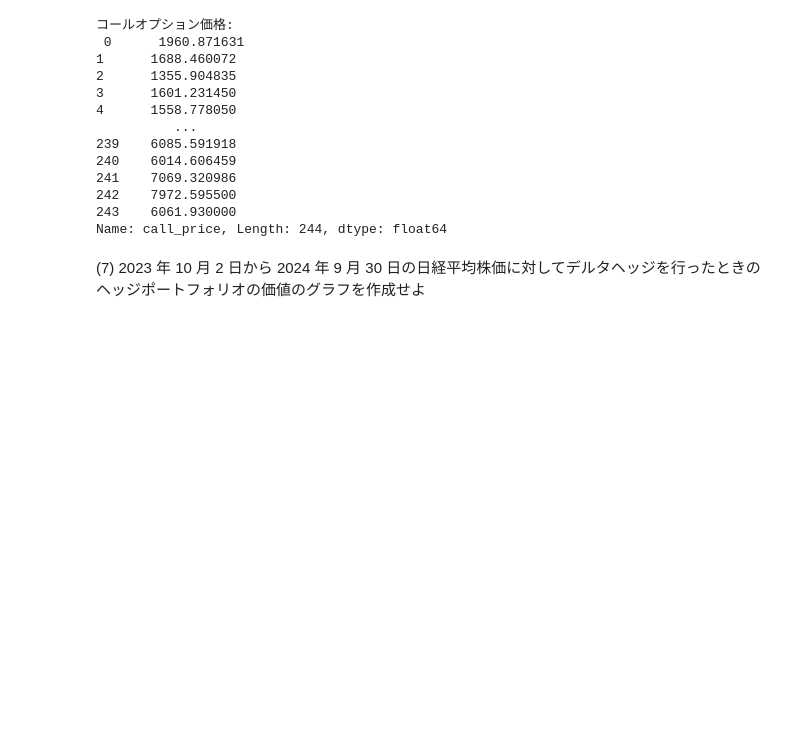
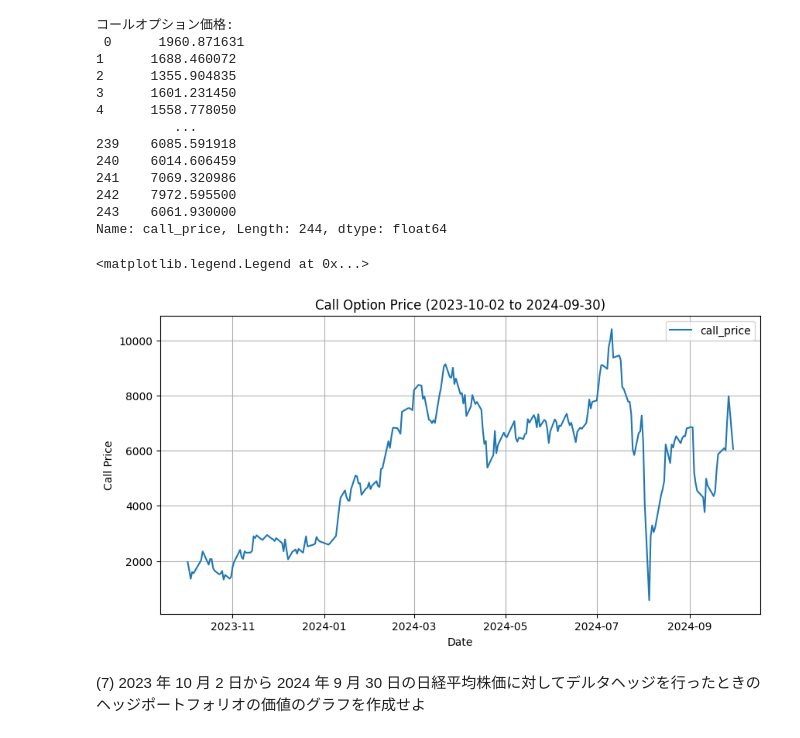
Before and after one commit to ryuki95/research, a Jupyter notebook: delta_hedge.ipynb, the cells around one changed output. Cells and saved outputs as stored; diff of their text form; code cells hidden in the pictures; blank space fills up the shorter version.

```diff
--- a/delta_hedge.ipynb
+++ b/delta_hedge.ipynb
@@ -277,6 +277,17 @@ print("コールオプション価格:\n", df1['call_price'])
 242    7972.595500
 243    6061.930000
 Name: call_price, Length: 244, dtype: float64
+# %%
+plt.figure(figsize=(10, 5))
+plt.plot(df1['Date1'], df1['call_price'], label='call_price')
+plt.xlabel('Date')
+plt.ylabel('Call Price')
+plt.title('Call Option Price (2023-10-02 to 2024-09-30)')
+plt.grid(True)
+plt.legend()
+# %% [output]
+<matplotlib.legend.Legend at 0x...>
+[figure, added]
 # %% [markdown]
 (7) 2023 年 10 月 2 日から 2024 年 9 月 30 日の日経平均株価に対してデルタヘッジを行ったときのヘッジポートフォリオの価値のグラフを作成せよ
 # %%
```
Also changed, not shown: parts of 3 cells of this notebook.
